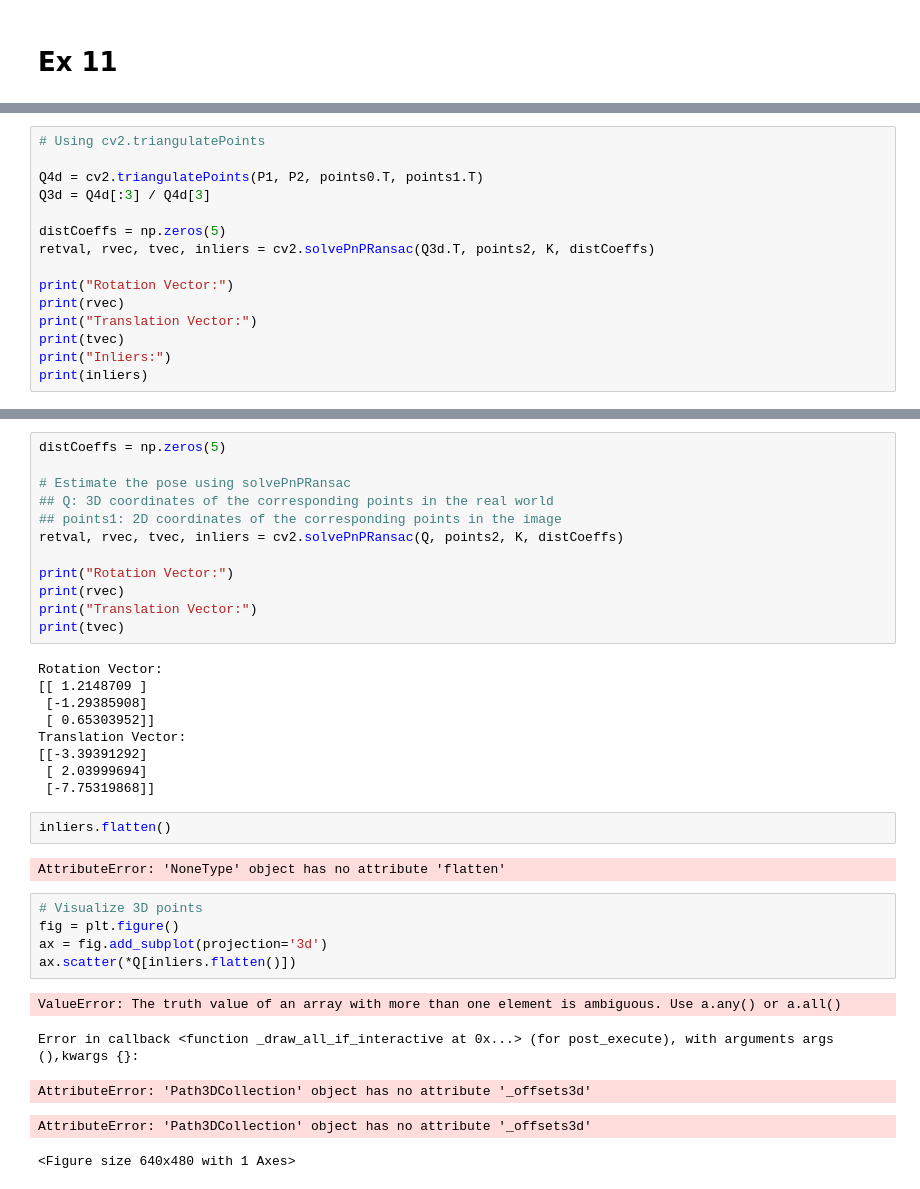
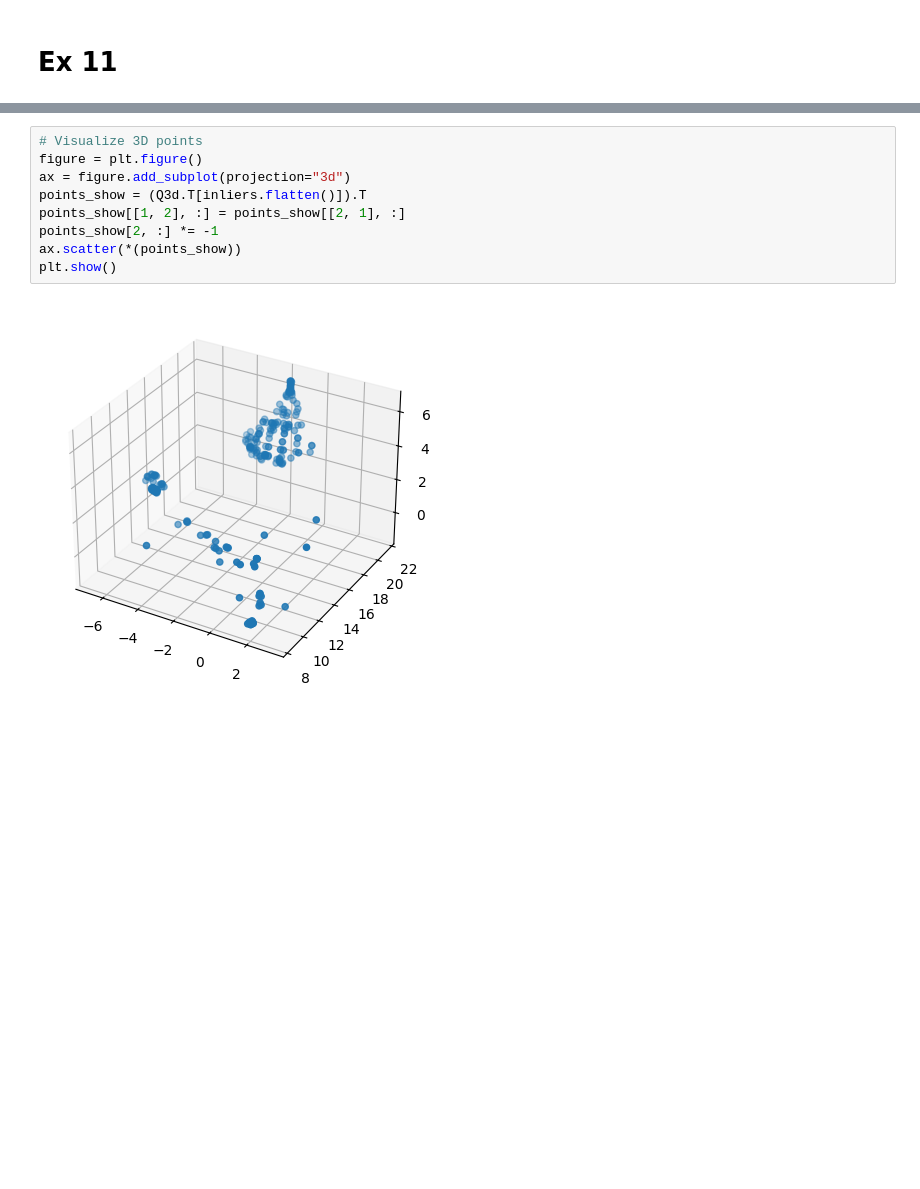
Before and after one commit to yufanana/ComputerVision02504, a Jupyter notebook: notebooks/ex11.ipynb, the cells around one changed output, grey strips where cells are left out. Cells and saved outputs as stored; diff of their text form; blank space fills up the shorter version.

```diff
--- a/notebooks/ex11.ipynb
+++ b/notebooks/ex11.ipynb
@@ -233,15 +237,0 @@ print(Q.shape)
-# %%
-# Using cv2.triangulatePoints
-
-Q4d = cv2.triangulatePoints(P1, P2, points0.T, points1.T)
-Q3d = Q4d[:3] / Q4d[3]
-
-distCoeffs = np.zeros(5)
-retval, rvec, tvec, inliers = cv2.solvePnPRansac(Q3d.T, points2, K, distCoeffs)
-
-print("Rotation Vector:")
-print(rvec)
-print("Translation Vector:")
-print(tvec)
-print("Inliers:")
-print(inliers)
@@ -264,36 +238,11 @@ Inliers:
-# %%
-distCoeffs = np.zeros(5)
-
-# Estimate the pose using solvePnPRansac
-## Q: 3D coordinates of the corresponding points in the real world
-## points1: 2D coordinates of the corresponding points in the image
-retval, rvec, tvec, inliers = cv2.solvePnPRansac(Q, points2, K, distCoeffs)
-
-print("Rotation Vector:")
-print(rvec)
-print("Translation Vector:")
-print(tvec)
-# %% [output]
-Rotation Vector:
-[[ 1.2148709 ]
- [-1.29385908]
- [ 0.65303952]]
-Translation Vector:
-[[-3.39391292]
- [ 2.03999694]
- [-7.75319868]]
-# %%
-inliers.flatten()
-# %% [output]
-AttributeError: 'NoneType' object has no attribute 'flatten'
 # %%
 # Visualize 3D points
-fig = plt.figure()
-ax = fig.add_subplot(projection='3d')
-ax.scatter(*Q[inliers.flatten()])
+figure = plt.figure()
+ax = figure.add_subplot(projection="3d")
+points_show = (Q3d.T[inliers.flatten()]).T
+points_show[[1, 2], :] = points_show[[2, 1], :]
+points_show[2, :] *= -1
+ax.scatter(*(points_show))
+plt.show()
 # %% [output]
-ValueError: The truth value of an array with more than one element is ambiguous. Use a.any() or a.all()
-Error in callback <function _draw_all_if_interactive at 0x...> (for post_execute), with arguments args (),kwargs {}:
-AttributeError: 'Path3DCollection' object has no attribute '_offsets3d'
-AttributeError: 'Path3DCollection' object has no attribute '_offsets3d'
-<Figure size 640x480 with 1 Axes>
+[figure, added]
```
Also changed, not shown: parts of 20 cells of this notebook, 8 other files.
